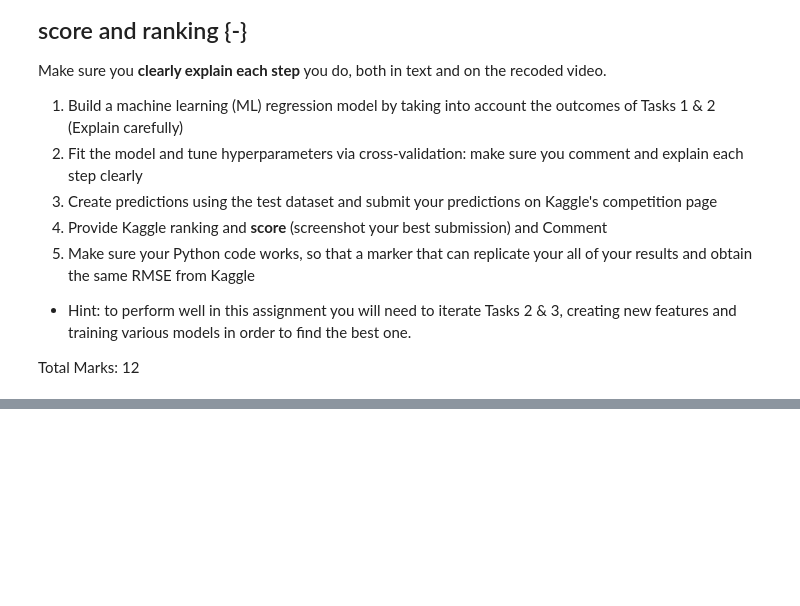
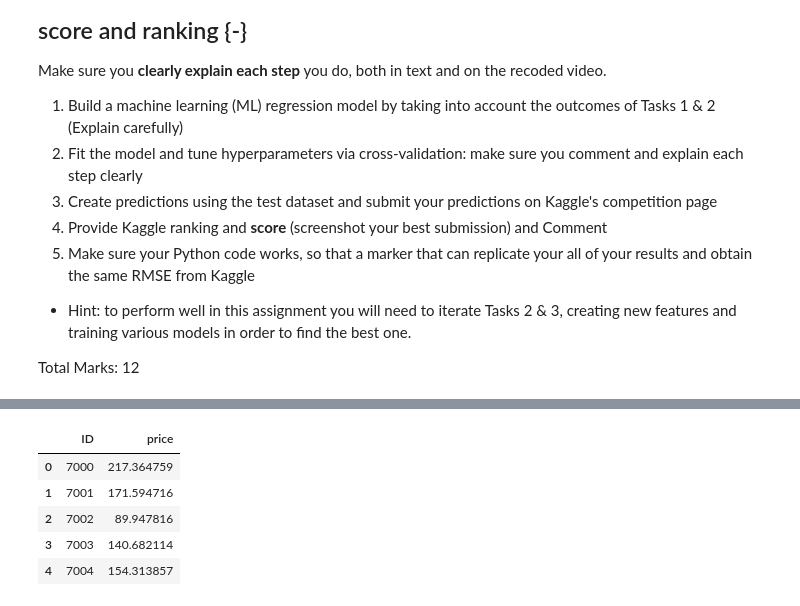
Before and after one commit to busa-8001-mq/assignment, a Jupyter notebook: BUSA8001_superhosts_John.ipynb, the cells around one changed output, grey strips where cells are left out. Drawn from its saved outputs; the diff is of its cells as text; code cells hidden in the pictures; blank space fills up the shorter version.

```diff
--- a/BUSA8001_superhosts_John.ipynb
+++ b/BUSA8001_superhosts_John.ipynb
@@ -1106,47 +1114,70 @@ columns_to_drop = [
 'host_neighbourhood','neighbourhood','amenities','first_review','last_review',
 
 
+
 'price'
 ,'log_price'
 
 
+#,'maximum_nights_avg_ntm'
+#,'instant_bookable_t'
+#,'maximum_maximum_nights'
+#,'number_of_reviews_l30d'
+#,'minimum_minimum_nights'
+
+,'review_scores_location'
+,'calculated_host_listings_count'
+
+,'property_type_Entire home'
+,'maximum_minimum_nights'
+,'smoke_alarm'
+,'review_scores_rating'
+,'property_type_other'
+,'minimum_nights'
+,'availability_365'
+,'number_of_reviews_ltm'
+,'availability_60'
+,'source_previous scrape'
+,'review_scores_communication'
+,'review_scores_value'
+,'review_scores_cleanliness'
+,'availability_90'
+,'neighbourhood_cleansed_Port Phillip'
+,'reviews_per_month'
+,'longitude'
+,'minimum_maximum_nights'
+,'host_acceptance_rate'
+,'neighbourhood_cleansed_Yarra Ranges'
 ,'minimum_nights_avg_ntm'
-,'availability_365'
-,'maximum_maximum_nights'
+,'maximum_nights'
+,'email'
+,'amenity_count'
 ,'host_response_rate'
-,'longitude'
-,'availability_90'
+,'review_scores_accuracy'
+,'number_of_reviews'
 ,'host_listings_count'
-,'minimum_nights'
-,'availability_60'
-,'number_of_reviews_ltm'
-,'amenity_count'
-,'number_of_reviews'
-,'reviews_per_month'
+,'review_scores_checkin'
+,'neighbourhood_cleansed_Yarra'
+,'neighbourhood_cleansed_Stonnington'
 ,'beds'
-,'maximum_nights'
-,'review_scores_cleanliness'
-,'host_acceptance_rate'
+,'property_type_Entire rental unit'
+,'work_email'
+,'latitude'
 ,'hangers'
+,'host_since'
+,'host_is_superhost_t'
+,'kitchen'
 ,'wifi'
-,'latitude'
-,'work_email'
-,'source_previous scrape'
-,'kitchen'
-,'maximum_nights_avg_ntm'
-,'review_scores_accuracy'
-,'review_scores_checkin'
-,'host_is_superhost_t'
-#,'review_scores_communication'
-#,'essentials'
-#,'host_since'
-#,'host_response_time'
-#,'host_has_profile_pic_t'
-#,'phone'
-#,'has_availability_t'
-
+,'property_type_Private room in rental unit'
+,'host_response_time'
+,'host_has_profile_pic_t'
+,'essentials'
+,'host_identity_verified_t'
+,'phone'
+,'has_availability_t'
 
 ]
+
 
 y_train = df_train['log_price'].values
 
@@ -1205,5 +1236,6 @@ y_pred_dollar = np.round(np.exp(y_pred))
 
 test_id = np.arange(7000, 10000, 1)
 pred = pd.DataFrame({"ID":test_id, "price":np.exp(y_pred)})
-pred.to_csv("pricepredictions.csv", index=False, header=True)
+pred.to_csv("pricepredictions1.csv", index=False, header=True)
 pred.head(5)
+# %% [output]
@@ -1210,3 +1243,9 @@ pred.head(5)
+|  | ID | price |
+| 0 | 7000 | 217.364759 |
+| 1 | 7001 | 171.594716 |
+| 2 | 7002 | 89.947816 |
+| 3 | 7003 | 140.682114 |
+| 4 | 7004 | 154.313857 |
 # %%
 from sklearn.linear_model import ElasticNet
 from sklearn.model_selection import train_test_split, GridSearchCV
```
Also changed, not shown: parts of 7 cells of this notebook.
